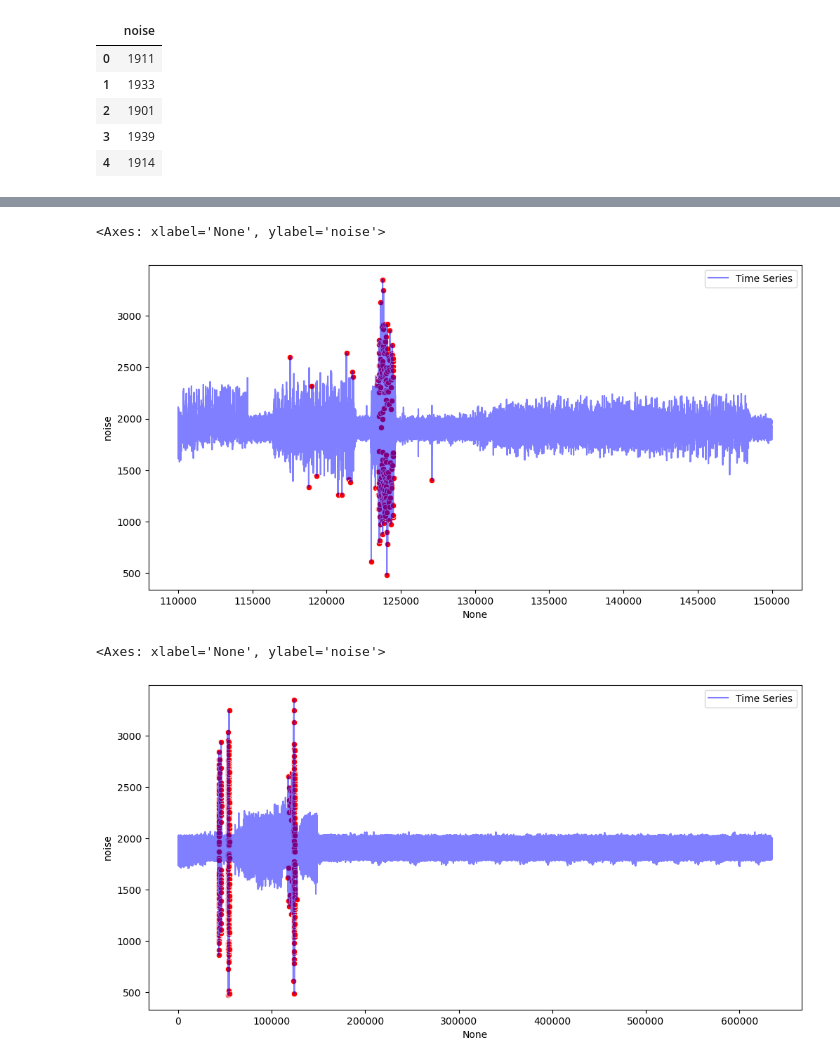
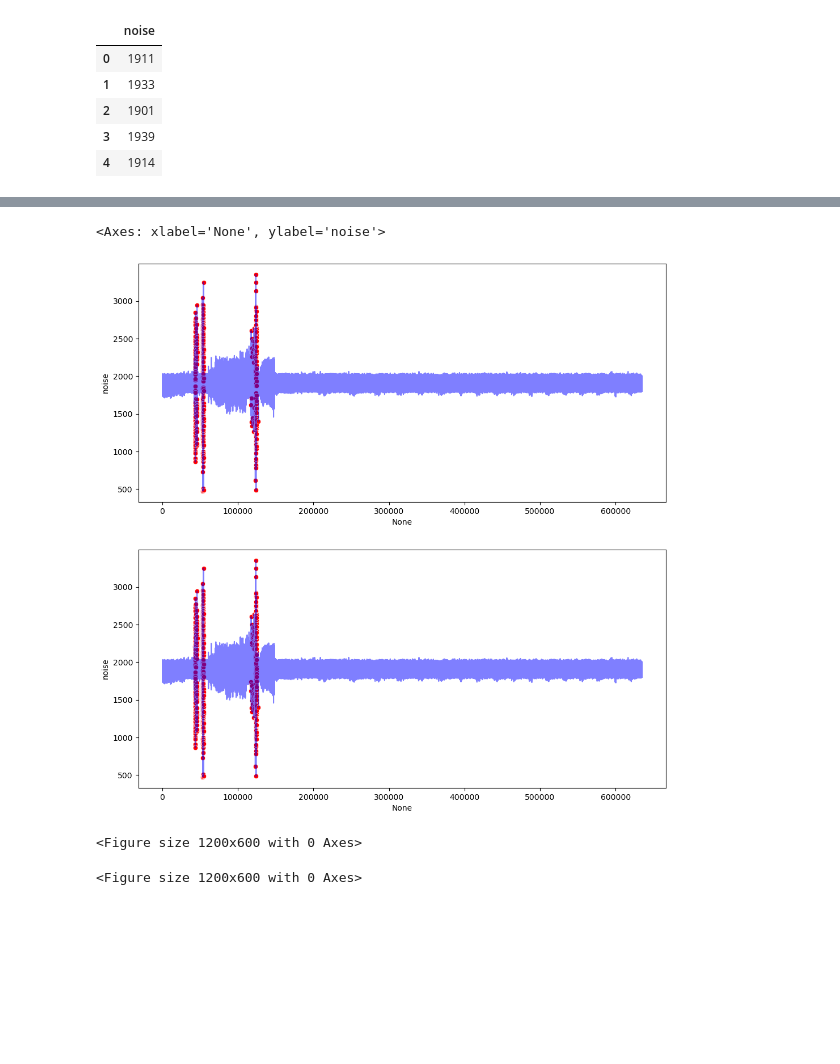
Before and after one commit to kingmin-1225/tensor-project, a Jupyter notebook: add_fetures.ipynb, the cells around one changed output, grey strips where cells are left out. Saved outputs shown, nothing was run; the diff lists cells and outputs as text; code cells hidden in the pictures; blank space fills up the shorter version.

```diff
--- a/add_fetures.ipynb
+++ b/add_fetures.ipynb
@@ -14,23 +14,3 @@ data.head()
 | 2 | 1901 |
 | 3 | 1939 |
 | 4 | 1914 |
-# %%
-data['bnd_average'] = data['noise']
-rolling_n = 1000 ## 값이 작을수록 이상치 추출 성능이 더 좋아짐
-
-data['bnd_average'] = data['noise'].rolling(window=rolling_n).sum()/rolling_n
-data['bnd_average'] = data['bnd_average'].fillna(data['noise'])
-data['diff_noise_average'] = data['noise'] - data['bnd_average']
-z_score = (data['diff_noise_average'] - data['diff_noise_average'].mean()) / data['diff_noise_average'].std()
-data['z_score'] = z_score
-data['is_outlier_z_score'] = abs(data['z_score']) > 10
-
-plt.figure(figsize=(12, 6))
-sns.lineplot(x=data.index, y=data['noise'], label='Time Series', color='blue', alpha=0.5)
-
-# 이상치만 빨간 점으로 표시
-sns.scatterplot(
-    x=data.index[data['is_outlier_z_score']],
-    y=data['noise'][data['is_outlier_z_score']],
-    color='red'
-)
@@ -109,37 +226,49 @@ sns.scatterplot(
-# %%
-sample = data.iloc[110000:150000]
-plt.figure(figsize=(12, 6))
-sns.lineplot(x=sample.index, y=sample['noise'], label='Time Series', color='blue', alpha=0.5)
-
-# 이상치만 빨간 점으로 표시
-sns.scatterplot(
-    x=sample.index[sample['is_outlier_z_score']],
-    y=sample['noise'][sample['is_outlier_z_score']],
-    color='red'
-)
-# %% [output]
-<Axes: xlabel='None', ylabel='noise'>
-[figure, removed]
 # %%
 data['bnd_average'] = data['noise']
 rolling_n = 3 ## 값이 작을수록 이상치 추출 성능이 더 좋아짐
-
 data['bnd_average'] = data['noise'].rolling(window=rolling_n).sum()/rolling_n
 data['bnd_average'] = data['bnd_average'].fillna(data['noise'])
 data['diff_noise_average'] = data['noise'] - data['bnd_average']
-z_score = (data['diff_noise_average'] - data['diff_noise_average'].mean()) / data['diff_noise_average'].std()
-data['z_score'] = z_score
+
+#---------------------------------------z-score------------------------------------------------
+data['z_score'] = (data['diff_noise_average'] - data['diff_noise_average'].mean()) / data['diff_noise_average'].std()
 data['is_outlier_z_score'] = abs(data['z_score']) > 10
 
+fig, ax = plt.subplots(nrows=2, figsize=(12,12))
+
 plt.figure(figsize=(12, 6))
-sns.lineplot(x=data.index, y=data['noise'], label='Time Series', color='blue', alpha=0.5)
+sns.lineplot(x=data.index, y=data['noise'], color='blue', alpha=0.5, ax=ax[0])
 
 # 이상치만 빨간 점으로 표시
 sns.scatterplot(
     x=data.index[data['is_outlier_z_score']],
     y=data['noise'][data['is_outlier_z_score']],
-    color='red'
+    color='red',
+    ax=ax[0]
 )
+
+#---------------------------------------IQR----------------------------------------------------
+Q1 = data['diff_noise_average'].quantile(0.25)
+Q3 = data['diff_noise_average'].quantile(0.75)
+IQR = Q3 - Q1
+
+lower_bound = Q1 - 25 * IQR
+upper_bound = Q3 + 25 * IQR
+
+data['is_outlier_IQR'] = (data['diff_noise_average'] < lower_bound) | (data['diff_noise_average'] > upper_bound)
+
+plt.figure(figsize=(12, 6))
+sns.lineplot(x=data.index, y=data['noise'], color='blue', alpha=0.5, ax=ax[1])
+
+# 이상치만 빨간 점으로 표시
+sns.scatterplot(
+    x=data.index[data['is_outlier_IQR']],
+    y=data['noise'][data['is_outlier_IQR']],
+    color='red',
+    ax=ax[1]
+)
 # %% [output]
 <Axes: xlabel='None', ylabel='noise'>
-[figure, old version]
+[figure, new version]
+<Figure size 1200x600 with 0 Axes>
+<Figure size 1200x600 with 0 Axes>
```
Also changed, not shown: parts of 9 cells of this notebook.
